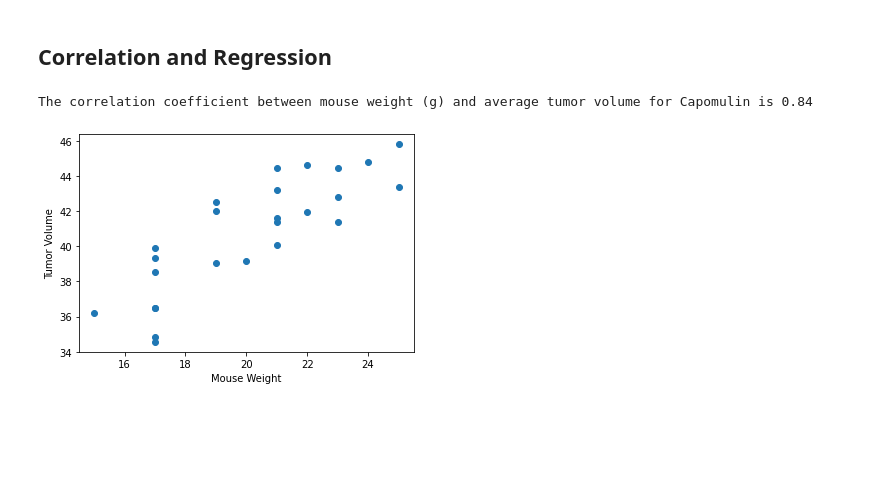
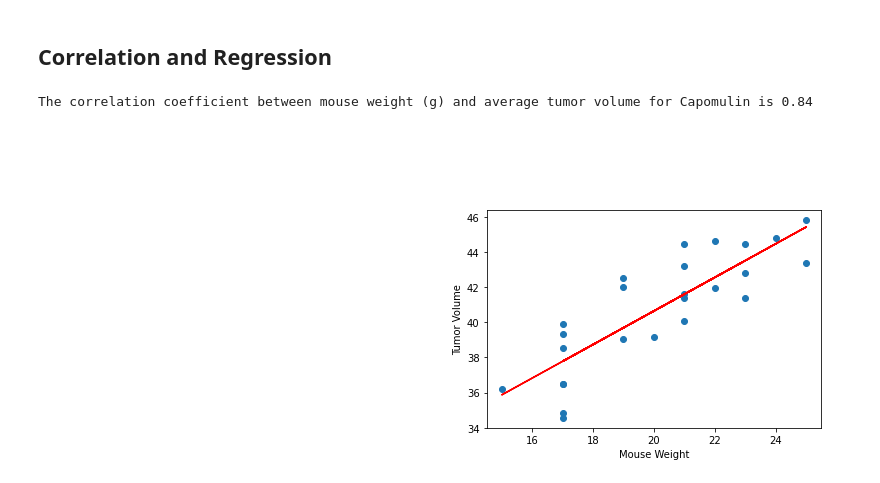
Before and after one commit to Aprieto7/Matplotlib-Challenge, a Jupyter notebook: Pymaceuticals/pymaceuticals_starter.ipynb, the cells around one changed output. Cells and saved outputs as stored; diff of their text form; code cells hidden in the pictures; blank space fills up the shorter version.

```diff
--- a/Pymaceuticals/pymaceuticals_starter.ipynb
+++ b/Pymaceuticals/pymaceuticals_starter.ipynb
@@ -250,14 +240,21 @@ plt.show()
 # %%
 # Calculate the correlation coefficient and linear regression model
 # for mouse weight and average tumor volume for the Capomulin regimen
 mouse_weight = avg_capomulin["Weight (g)"]
 avg_tumor_vol = avg_capomulin["Tumor Volume (mm3)"]
 print(f"The correlation coefficient between mouse weight (g) and average tumor volume for Capomulin is {round(st.pearsonr(mouse_weight,avg_tumor_vol)[0],2)}")
 
 plt.scatter(mouse_weight,avg_tumor_vol)
 plt.xlabel("Mouse Weight")
 plt.ylabel("Tumor Volume")
+
+(slope, intercept, rvalue, pvalue, stderr) = linregress(mouse_weight, avg_tumor_vol)
+regress_values = mouse_weight * slope + intercept
+line_eq = "y = " + str(round(slope,2)) + "x + " + str(round(intercept,2))
+plt.plot(mouse_weight,regress_values,"r-")
+plt.annotate(line_eq,(0,50),fontsize=15,color="red")
+
 plt.show()
 # %% [output]
 The correlation coefficient between mouse weight (g) and average tumor volume for Capomulin is 0.84
-[figure, old version]
+[figure, new version]
```
Also changed, not shown: parts of 1 cell of this notebook.
